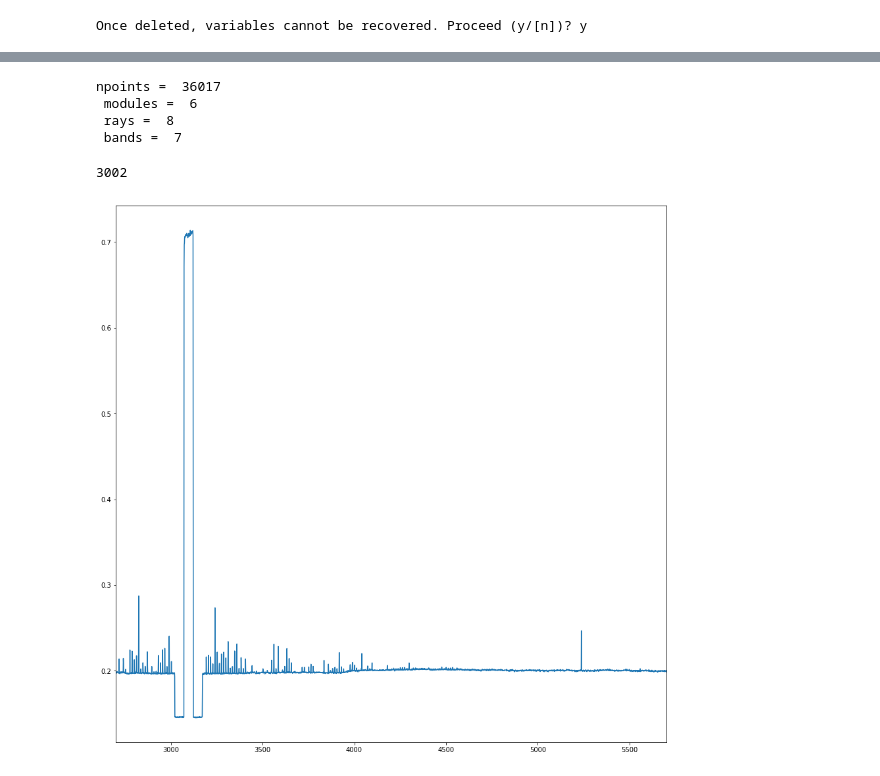
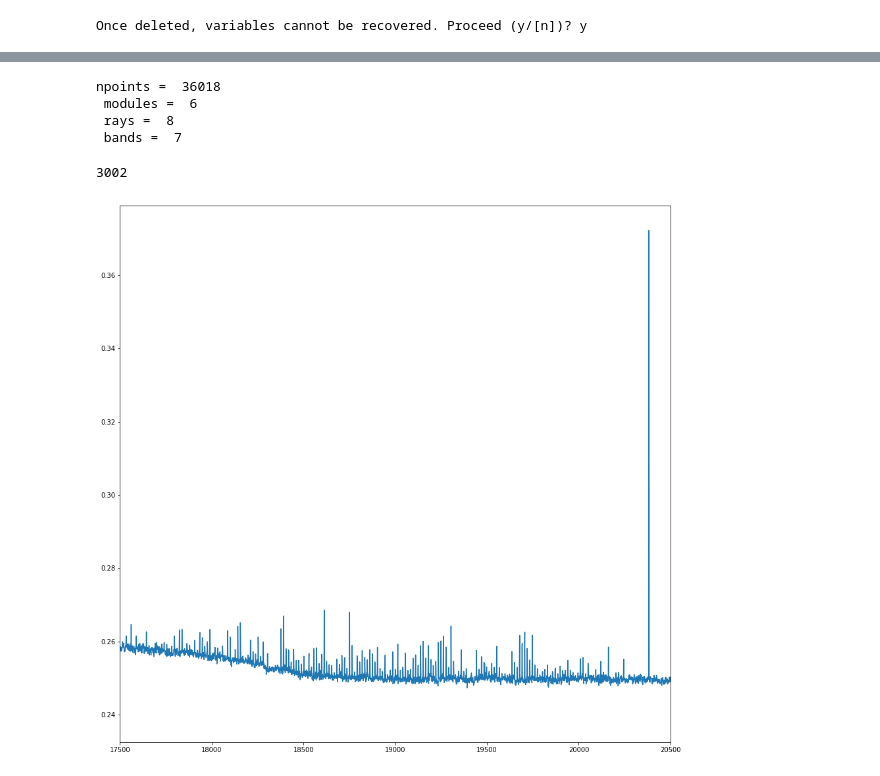
Before and after one commit to KazAndr/bsa3, a Jupyter notebook: save_part.ipynb, the cells around one changed output, grey strips where cells are left out. Cells and saved outputs as stored; diff of their text form; code cells hidden in the pictures.

```diff
--- a/save_part.ipynb
+++ b/save_part.ipynb
@@ -21,10 +21,12 @@ from itertools import permutations
 
 import numpy as np
 import matplotlib.pyplot as plt
+# %%
+pulsar = '1237+25'
 # %%
 %%time
 big_filename = './data_pntht/1133+16/010618_21_N2_00.pnthr'
-filename = './data_pnt/1133+16/060618_21_N2_00.pnt'
+filename = './data_pnt/' + pulsar + '/310518_22_N1_00.pnt'
 # filename = './data_pnt/1237+25/040518_00_N1_00.pnt'
 header, data = read_pnt(filename)
 # %% [output]
@@ -35,7 +38,7 @@ print('npoints = ', len(data), '\n',
       'rays = ', len(data[0][0]), '\n',
       'bands = ', len(data[0][0][0]))
 # %% [output]
-npoints =  36017
+npoints =  36018
  modules =  6
  rays =  8
  bands =  7
@@ -47,18 +50,19 @@ print(obs_points)
 3002
 # %%
 %%time
-module = 2
-ray_1 = 3
-#ray_2 = 8
+module_1 = 6
+module_2 = 5
+ray_1 = 1
+ray_2 = 8
 chanel = 7
-start_p = 2700
+start_p = 17500
 stop_p = start_p + obs_points
 
 fig, ax = plt.subplots(figsize=(15, 15))
 
-ax.plot([j[module-1][ray_1-1][chanel-1] for j in data])
-#ax.plot([j[module-1][ray_2-1][chanel-1] for j in data])
+ax.plot([j[module_1-1][ray_1-1][chanel-1] for j in data])
+#ax.plot([j[module_2-1][ray_2-1][chanel-1] for j in data])
 plt.xlim(start_p, stop_p)
 plt.show()
 # %% [output]
-[figure, old version]
+[figure, new version]
```
Also changed, not shown: parts of 10 cells of this notebook, 2 other files.
